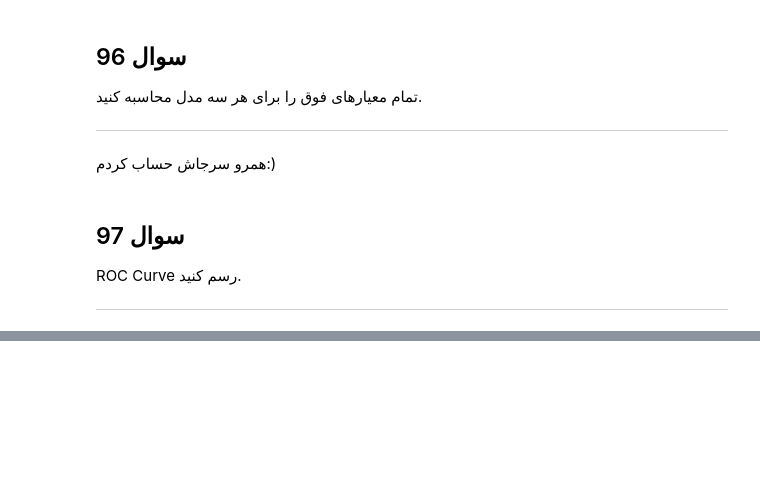
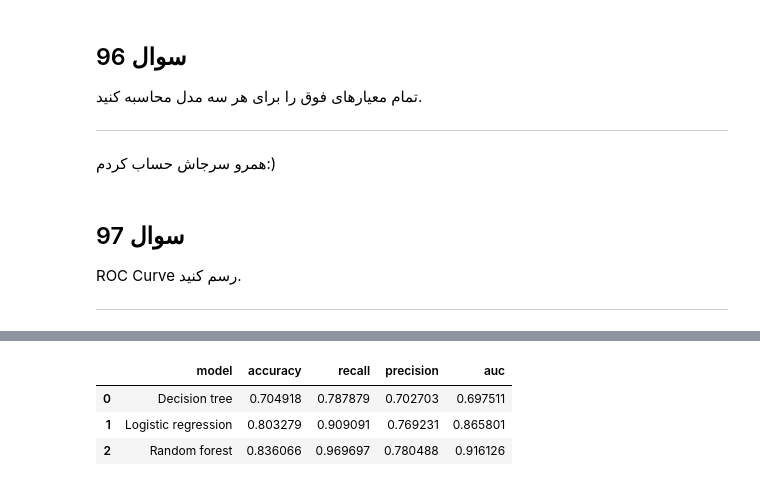
Before and after one commit to dorsa6dsn/DM-tasks, a Jupyter notebook: 003_Modeling/main.ipynb, the cells around one changed output, grey strips where cells are left out. Saved outputs shown, nothing was run; the diff lists cells and outputs as text; code cells hidden in the pictures; blank space fills up the shorter version.

```diff
--- a/003_Modeling/main.ipynb
+++ b/003_Modeling/main.ipynb
@@ -1378,0 +1434,16 @@ ROC Curve رسم کنید.
+# %%
+auc = roc_auc_score(
+    y_test,
+    y_proba,
+)
+auc2 = roc_auc_score(
+    y_test,
+    y_proba2,
+)
+auc3 = roc_auc_score(
+    y_test,
+    y_proba3,
+)
+print('AUC:', auc)
+print('AUC2:', auc2)
+print('AUC3:', auc3)
@@ -1378,0 +1500,30 @@ ROC Curve رسم کنید.
+# %%
+result_all = pd.DataFrame([
+    {
+    'model': 'Decision tree',
+    'accuracy': accuracy,
+    'recall': recall_model,
+    'precision': precision_model1,
+    'auc': auc
+    },
+    {
+        'model': 'Logistic regression',
+        'accuracy': accuracy2,
+        'recall': recall_model2,
+        'precision': precision_model2,
+        'auc': auc2
+    },
+    {
+        'model': 'Random forest',
+        'accuracy': accuracy3,
+        'recall': recall_model3,
+        'precision': precision_model3,
+        'auc': auc3
+    }
+])
+result_all
+# %% [output]
+|  | model | accuracy | recall | precision | auc |
+| 0 | Decision tree | 0.704918 | 0.787879 | 0.702703 | 0.697511 |
+| 1 | Logistic regression | 0.803279 | 0.909091 | 0.769231 | 0.865801 |
+| 2 | Random forest | 0.836066 | 0.969697 | 0.780488 | 0.916126 |
```
Also changed, not shown: parts of 19 cells of this notebook.
